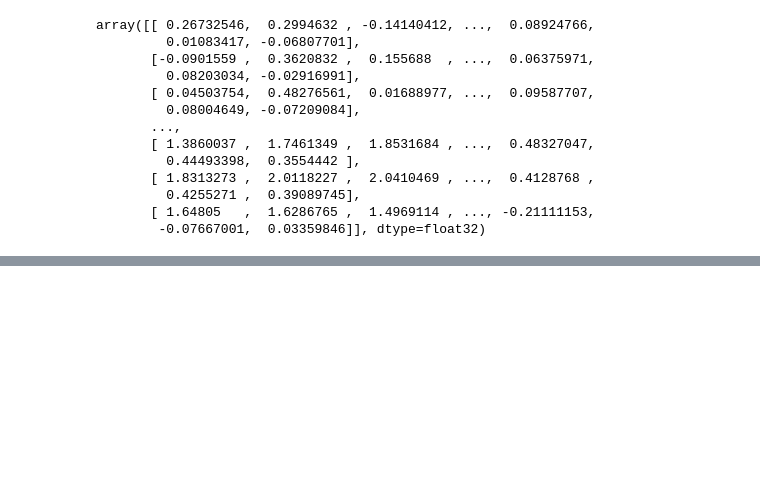
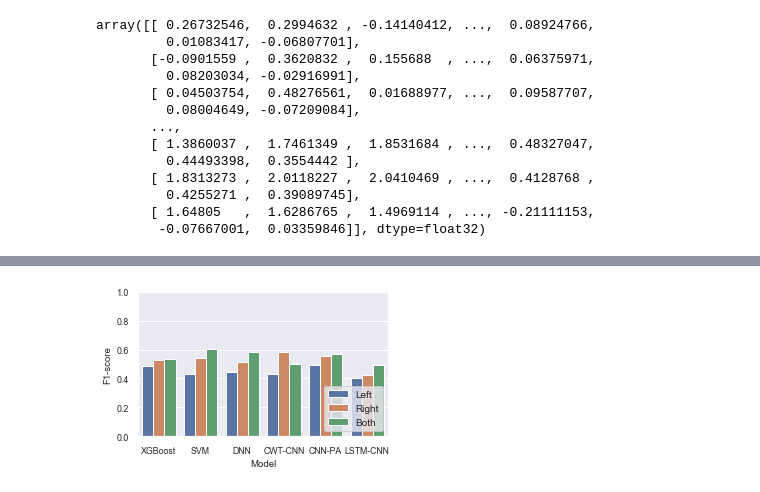
Before and after one commit to wuwenbo718/Master-Thesis, a Jupyter notebook: thesis_plot.ipynb, the cells around one changed output, grey strips where cells are left out. Saved outputs shown, nothing was run; the diff lists cells and outputs as text; code cells hidden in the pictures; blank space fills up the shorter version.

```diff
--- a/thesis_plot.ipynb
+++ b/thesis_plot.ipynb
@@ -499,13 +499,15 @@ f1['LSTM-CNN']={'binary':[0.946196,0.911056,0.978457],'multi':[0.24687,0.696349,
 # %%
 f1_pd=pd.DataFrame()
-for key in f1:
-    for c in f1[key]:
+for key in f1_all:
+    for c in f1_all[key]:
 #         if c=='binary':
 #             binary.append(np.mean(f1[key][c]))
 #         else:
 #             multi.append(np.mean(f1[key][c]))
-        temp=pd.DataFrame([[np.mean(f1[key][c]),key,c]],columns=['F1-score','Model','Task'])
+        temp=pd.DataFrame([[np.mean(f1_all[key][c]),key,c]],columns=['F1-score','Model','Task'])
         f1_pd=pd.concat([f1_pd,temp],ignore_index=True)
+# %%
+f1_pd['Side']='Both'
 # %%
 sns.set_theme(style="whitegrid")
 # %%
@@ -566,0 +562,7 @@ pd.DataFrame(cms)
+# %%
+f1={'XGBoost':{'Left':{'binary':[0.868276,0.902437,0.954387],'multi':[0.178175,0.667022,0.618871]},'Right':{'binary':[0.787643,0.904494,0.948906],'multi':[0.320003,0.687068,0.569275]}}}
+f1['SVM']={'Left':{'binary':[0.882121,0.884678,0.975315],'multi':[0.100974,0.614849,0.577496]},'Right':{'binary':[0.628704,0.889381,0.953827],'multi':[0.284649,0.683602,0.660926]}}
+f1['DNN']={'Left':{'binary':[0.887745,0.892786,0.967695],'multi':[0.13896,0.61286,0.573252]},'Right':{'binary':[0.423448,0.887418,0.965767],'multi':[0.306645,0.661227,0.566022]}}
+f1['CWT-CNN']={'Left':{'binary':[0.899151,0.890279,0.962019],'multi':[0.1375,0.589351,0.568335]},'Right':{'binary':[0.624598,0.905212,0.957459],'multi':[0.406058,0.737835,0.610994]}}
+f1['CNN-PA']={'Left':{'binary':[0.933974,0.889789,0.971456],'multi':[0.221344,0.696344,0.568569]},'Right':{'binary':[0.649906,0.897336,0.946986],'multi':[0.333648,0.735097,0.605698]}}
+f1['LSTM-CNN']={'Left':{'binary':[0.898662,0.899254,0.960055],'multi':[0.152852,0.571733,0.485037]},'Right':{'binary':[0.887637,0.918251,0.918438],'multi':[0.188224,0.650406,0.438256]}}
@@ -566,0 +589,24 @@ pd.DataFrame(cms)
+# %%
+f1_lr_pd=pd.DataFrame()
+for key in f1:
+    for s in f1[key]:
+        for c in f1[key][s]:
+            temp=pd.DataFrame([[np.mean(f1[key][s][c]),key,c,s]],columns=['F1-score','Model','Task','Side'])
+            f1_lr_pd=pd.concat([f1_lr_pd,temp],ignore_index=True)
+f1_lr_pd=pd.concat([f1_lr_pd,f1_pd],ignore_index=True)
+# %%
+indf=f1_lr_pd.Task=='multi'
+plt.figure(figsize=(0.7*6.4,0.7*3.8))
+g=sns.barplot(x='Model',y='F1-score',hue='Side',data=f1_lr_pd.loc[indf,:])
+plt.ylim((0,1))
+plt.legend(loc='lower right',fontsize=10)
+i=0
+# for ind,row in f1_lr_pd.loc[indf,:].iterrows():
+#     if i%2==0:
+#         g.text((i//2)-0.45,row['F1-score']+0.01,'%0.2f'%row['F1-score'],fontsize=10)
+#     else:
+#         g.text((i//2),row['F1-score']+0.01,('%0.2f'%row['F1-score']),fontsize=10)
+#     i+=1
+# plt.savefig('./pic/thesis/result side b.pdf',dpi=600,format='pdf', bbox_inches='tight')
+# %% [output]
+[figure, added]
```
Also changed, not shown: parts of 15 cells of this notebook, 10 other files.
